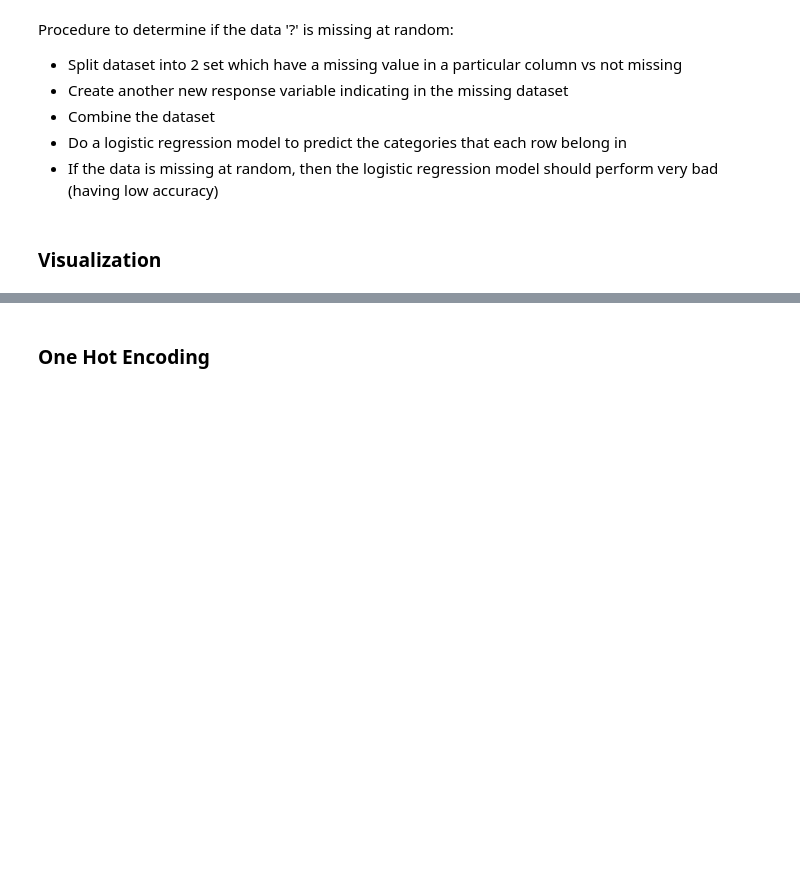
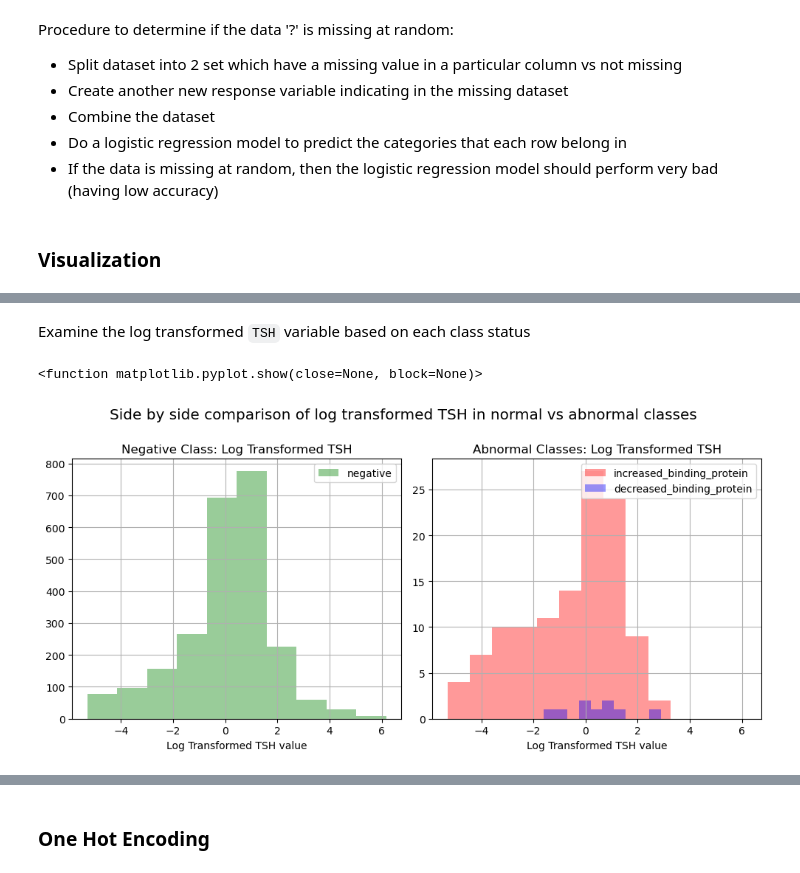
Before and after one commit to dflin96/UChicago-ADSP-31009-ON1-Machine-Learning-Predictive-Analytics-FnalProject-ThyroidDisease, a Jupyter notebook: ThyroidDisease.ipynb, the cells around one changed output, grey strips where cells are left out. Saved outputs shown, nothing was run; the diff lists cells and outputs as text; code cells hidden in the pictures; blank space fills up the shorter version.

```diff
--- a/ThyroidDisease.ipynb
+++ b/ThyroidDisease.ipynb
@@ -613,0 +693,45 @@ print('Accuracy of logistic regression classifier on test set: {:.2f}'.format(lo
+# %% [markdown]
+Examine the log transformed `TSH` variable based on each class status
+# %%
+fig, axes = plt.subplots(
+    nrows=1,
+    ncols=2,
+    figsize=[10, 5]
+)
+
+# Add suptitle
+fig.suptitle("Side by side comparison of log transformed TSH in normal vs abnormal classes",
+             fontsize='x-large',
+             y=0.96)
+
+
+# Left subplot: negative class
+np.log(df[df['class'] == 'negative']['TSH']).hist(
+    ax=axes[0],
+    color='g',
+    alpha=0.4
+)
+axes[0].set_title("Negative Class: Log Transformed TSH")
+axes[0].set_xlabel('Log Transformed TSH value')
+axes[0].legend(["negative"])
+
+# Right subplot: abnormal classes
+for abnormal_class in abnormal_classes:
+    np.log(df[df['class'] == abnormal_class]['TSH']).hist(
+        ax=axes[1],
+        color=dict_of_key_class_value_color[abnormal_class],
+        alpha=0.4
+    )
+axes[1].set_title("Abnormal Classes: Log Transformed TSH")
+axes[1].set_xlabel('Log Transformed TSH value')
+axes[1].legend(abnormal_classes)
+
+# Ensure both subplots in the row share the same x-axis
+axes[1].sharex(axes[0])  # Only sharing within the row
+
+# Adjust layout
+plt.tight_layout(rect=[0, 0, 1, 0.96])
+plt.show
+# %% [output]
+<function matplotlib.pyplot.show(close=None, block=None)>
+[figure, added]
```
Also changed, not shown: parts of 28 cells of this notebook.
